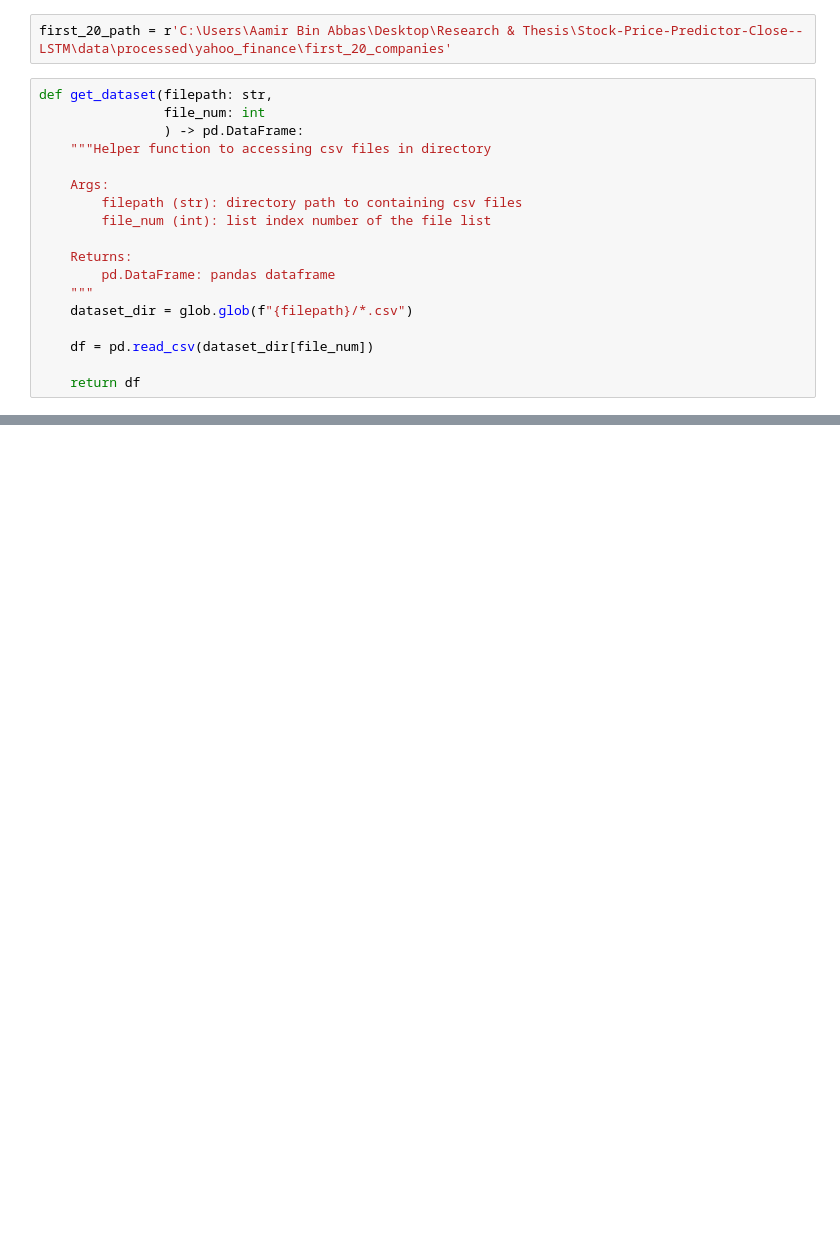
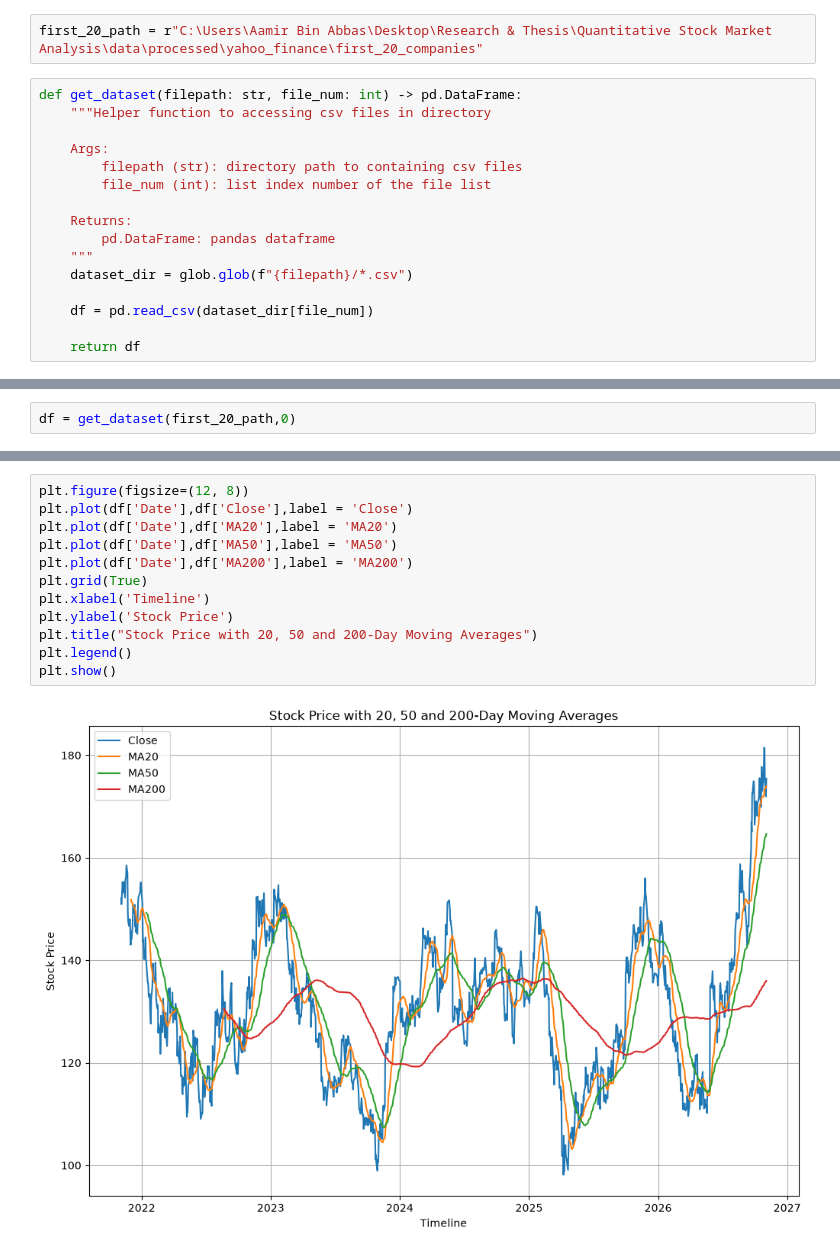
Before and after one commit to aamir-abbas224/Quant-Stock-Analysis, a Jupyter notebook: notebooks/exploratory_data_analysis.ipynb, the cells around one changed output, grey strips where cells are left out. Cells and saved outputs as stored; diff of their text form; blank space fills up the shorter version.

Commit message:
Expanded stock data analysis and vizualization

```diff
--- a/notebooks/exploratory_data_analysis.ipynb
+++ b/notebooks/exploratory_data_analysis.ipynb
@@ -14,9 +13,7 @@ IndexError: list index out of range
 # %%
-first_20_path = r'C:\Users\Aamir Bin Abbas\Desktop\Research & Thesis\Stock-Price-Predictor-Close--LSTM\data\processed\yahoo_finance\first_20_companies'
+first_20_path = r"C:\Users\Aamir Bin Abbas\Desktop\Research & Thesis\Quantitative Stock Market Analysis\data\processed\yahoo_finance\first_20_companies"
 # %%
-def get_dataset(filepath: str,
-                file_num: int
-                ) -> pd.DataFrame:
+def get_dataset(filepath: str, file_num: int) -> pd.DataFrame:
     """Helper function to accessing csv files in directory
 
     Args:
@@ -222,0 +228,2 @@ def daily_pct_returns(
+# %%
+df = get_dataset(first_20_path,0)
@@ -222,0 +237,14 @@ def daily_pct_returns(
+# %%
+plt.figure(figsize=(12, 8))
+plt.plot(df['Date'],df['Close'],label = 'Close')
+plt.plot(df['Date'],df['MA20'],label = 'MA20')
+plt.plot(df['Date'],df['MA50'],label = 'MA50')
+plt.plot(df['Date'],df['MA200'],label = 'MA200')
+plt.grid(True)
+plt.xlabel('Timeline')
+plt.ylabel('Stock Price')
+plt.title("Stock Price with 20, 50 and 200-Day Moving Averages")
+plt.legend()
+plt.show()
+# %% [output]
+[figure, added]
```
Also changed, not shown: parts of 28 cells of this notebook, 8 other files.
